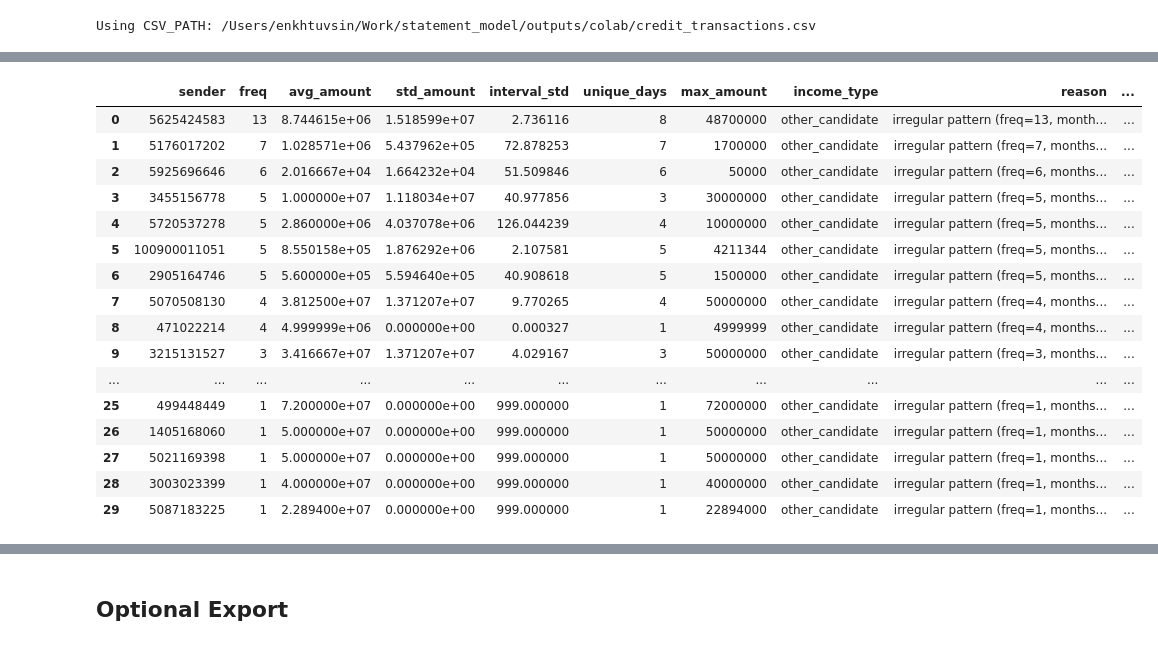
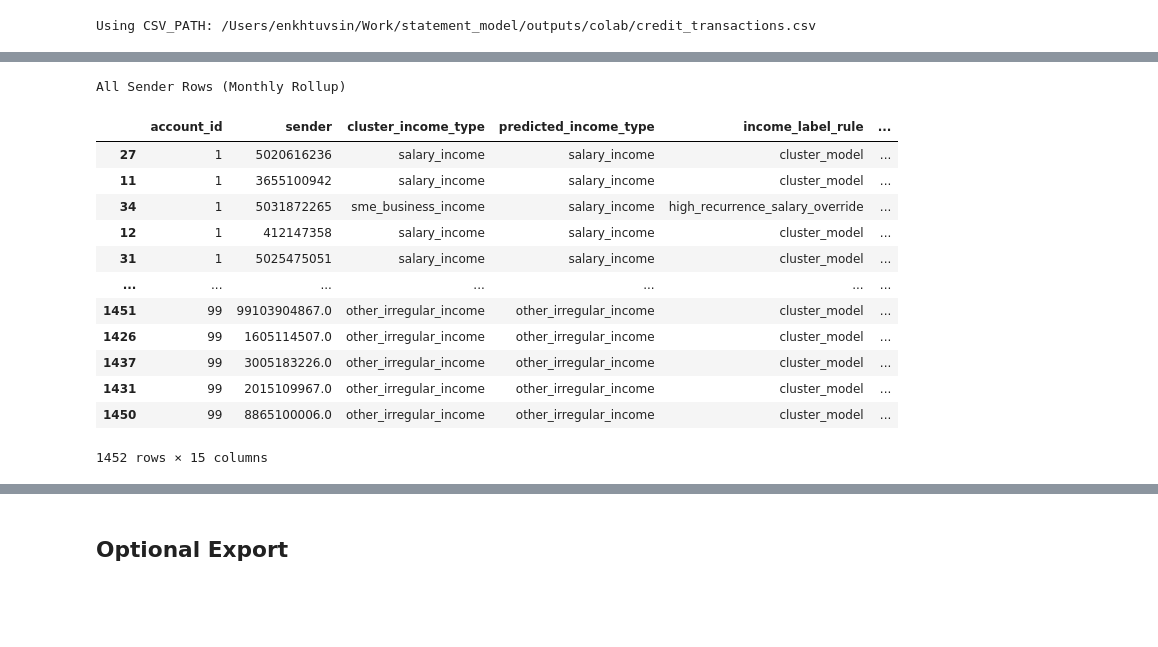
Before and after one commit to Enkhtuvshin-dev/statement, a Jupyter notebook: colab/fintech_income_analysis.ipynb, the cells around one changed output, grey strips where cells are left out. Cells and saved outputs as stored; diff of their text form; code cells hidden in the pictures; blank space fills up the shorter version.

```diff
--- a/colab/fintech_income_analysis.ipynb
+++ b/colab/fintech_income_analysis.ipynb
@@ -317,20 +686,41 @@ results["phase4_account_income_summary_all"].head(20)
 # %%
-results["phase4_final_sender_dataset"].head(30)
+all_sender_view = all_sender_dataset[
+    [
+        "account_id",
+        "sender",
+        "cluster_income_type",
+        "predicted_income_type",
+        "income_label_rule",
+        "salary_evidence_score",
+        "salary_evidence_flags",
+        "confidence_score",
+        "total_txns",
+        "average_monthly_amount",
+        "active_months",
+        "average_txns_per_month",
+        "sender_txn_share_in_account",
+        "monthly_amount_cv",
+        "estimated_total_amount",
+    ]
+].copy()
+all_sender_view["label_order"] = all_sender_view["predicted_income_type"].map(LABEL_ORDER)
+all_sender_view = all_sender_view.sort_values(
+    ["account_id", "label_order", "estimated_total_amount"],
+    ascending=[True, True, False],
+).drop(columns="label_order")
+show_table(all_sender_view, title="All Sender Rows (Monthly Rollup)", page_length=25)
 # %% [output]
+All Sender Rows (Monthly Rollup)
-|  | sender | freq | avg_amount | std_amount | interval_std | unique_days | max_amount | income_type | reason | ... |
-| 0 | 5625424583 | 13 | 8.744615e+06 | 1.518599e+07 | 2.736116 | 8 | 48700000 | other_candidate | irregular pattern (freq=13, month... | ... |
-| 1 | 5176017202 | 7 | 1.028571e+06 | 5.437962e+05 | 72.878253 | 7 | 1700000 | other_candidate | irregular pattern (freq=7, months... | ... |
-| 2 | 5925696646 | 6 | 2.016667e+04 | 1.664232e+04 | 51.509846 | 6 | 50000 | other_candidate | irregular pattern (freq=6, months... | ... |
-| 3 | 3455156778 | 5 | 1.000000e+07 | 1.118034e+07 | 40.977856 | 3 | 30000000 | other_candidate | irregular pattern (freq=5, months... | ... |
-| 4 | 5720537278 | 5 | 2.860000e+06 | 4.037078e+06 | 126.044239 | 4 | 10000000 | other_candidate | irregular pattern (freq=5, months... | ... |
-| 5 | 100900011051 | 5 | 8.550158e+05 | 1.876292e+06 | 2.107581 | 5 | 4211344 | other_candidate | irregular pattern (freq=5, months... | ... |
-| 6 | 2905164746 | 5 | 5.600000e+05 | 5.594640e+05 | 40.908618 | 5 | 1500000 | other_candidate | irregular pattern (freq=5, months... | ... |
-| 7 | 5070508130 | 4 | 3.812500e+07 | 1.371207e+07 | 9.770265 | 4 | 50000000 | other_candidate | irregular pattern (freq=4, months... | ... |
-| 8 | 471022214 | 4 | 4.999999e+06 | 0.000000e+00 | 0.000327 | 1 | 4999999 | other_candidate | irregular pattern (freq=4, months... | ... |
-| 9 | 3215131527 | 3 | 3.416667e+07 | 1.371207e+07 | 4.029167 | 3 | 50000000 | other_candidate | irregular pattern (freq=3, months... | ... |
-| ... | ... | ... | ... | ... | ... | ... | ... | ... | ... | ... |
-| 25 | 499448449 | 1 | 7.200000e+07 | 0.000000e+00 | 999.000000 | 1 | 72000000 | other_candidate | irregular pattern (freq=1, months... | ... |
-| 26 | 1405168060 | 1 | 5.000000e+07 | 0.000000e+00 | 999.000000 | 1 | 50000000 | other_candidate | irregular pattern (freq=1, months... | ... |
-| 27 | 5021169398 | 1 | 5.000000e+07 | 0.000000e+00 | 999.000000 | 1 | 50000000 | other_candidate | irregular pattern (freq=1, months... | ... |
-| 28 | 3003023399 | 1 | 4.000000e+07 | 0.000000e+00 | 999.000000 | 1 | 40000000 | other_candidate | irregular pattern (freq=1, months... | ... |
-| 29 | 5087183225 | 1 | 2.289400e+07 | 0.000000e+00 | 999.000000 | 1 | 22894000 | other_candidate | irregular pattern (freq=1, months... | ... |
+|  | account_id | sender | cluster_income_type | predicted_income_type | income_label_rule | ... |
+| 27 | 1 | 5020616236 | salary_income | salary_income | cluster_model | ... |
+| 11 | 1 | 3655100942 | salary_income | salary_income | cluster_model | ... |
+| 34 | 1 | 5031872265 | sme_business_income | salary_income | high_recurrence_salary_override | ... |
+| 12 | 1 | 412147358 | salary_income | salary_income | cluster_model | ... |
+| 31 | 1 | 5025475051 | salary_income | salary_income | cluster_model | ... |
+| ... | ... | ... | ... | ... | ... | ... |
+| 1451 | 99 | 99103904867.0 | other_irregular_income | other_irregular_income | cluster_model | ... |
+| 1426 | 99 | 1605114507.0 | other_irregular_income | other_irregular_income | cluster_model | ... |
+| 1437 | 99 | 3005183226.0 | other_irregular_income | other_irregular_income | cluster_model | ... |
+| 1431 | 99 | 2015109967.0 | other_irregular_income | other_irregular_income | cluster_model | ... |
+| 1450 | 99 | 8865100006.0 | other_irregular_income | other_irregular_income | cluster_model | ... |
+1452 rows × 15 columns
```
Also changed, not shown: parts of 20 cells of this notebook, 8 other files.
